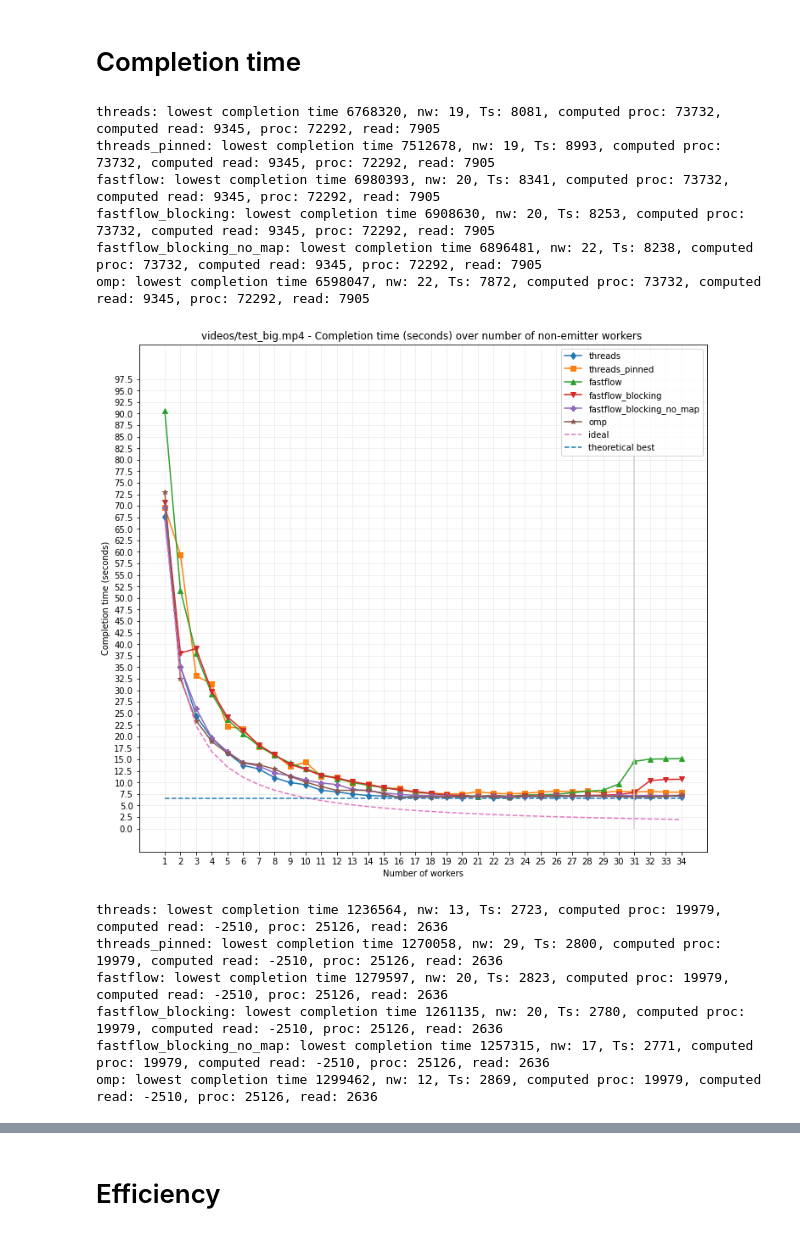
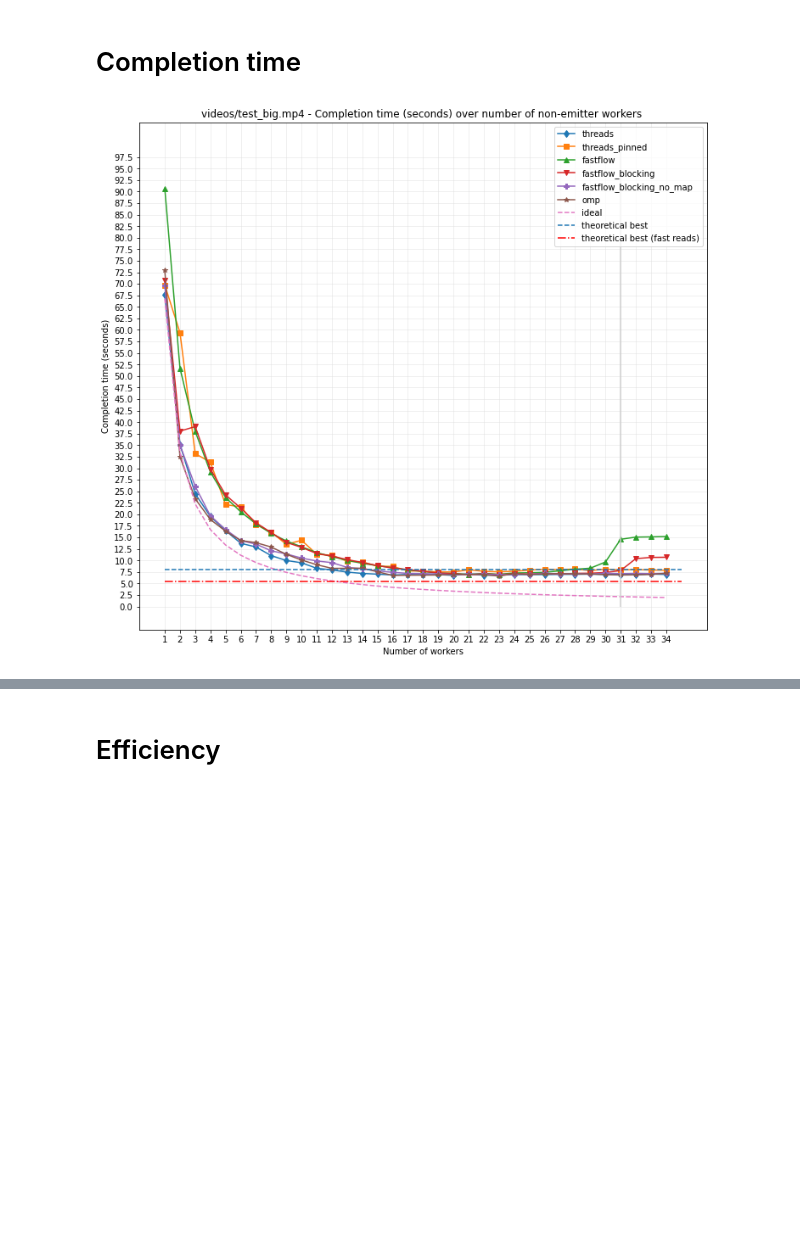
Before and after one commit to iwilare/video-motion-detection, a Jupyter notebook: plot/plot.ipynb, the cells around one changed output, grey strips where cells are left out. Drawn from its saved outputs; the diff is of its cells as text; code cells hidden in the pictures; blank space fills up the shorter version.

```diff
--- a/plot/plot.ipynb
+++ b/plot/plot.ipynb
@@ -9,14 +9,14 @@ csvs = ["threads","fastflow","fastflow_blocking","fastflow_blocking_no_map","thr
 #df = pd.concat([pd.read_csv(f"../data/{csv}A.csv") for csv in csvs]).reset_index()
 
 df = pd.concat([
-        pd.read_csv("../data/threads4.csv"),
-        pd.read_csv("../data/fastflow2.csv"),
-        pd.read_csv("../data/fastflow_blockingA.csv"),
-        pd.read_csv("../data/fastflow_blocking_no_map2.csv"),
-        pd.read_csv("../data/threads_pinnedA.csv"),
-        pd.read_csv("../data/ompA.csv")
+        pd.read_csv("../data/threads.csv"),
+        pd.read_csv("../data/fastflow.csv"),
+        pd.read_csv("../data/fastflow_blocking.csv"),
+        pd.read_csv("../data/fastflow_blocking_no_map.csv"),
+        pd.read_csv("../data/threads_pinned.csv"),
+        pd.read_csv("../data/omp.csv")
         ]).reset_index()
-sequentials = pd.read_csv("../data/sequentialA.csv").reset_index()
+sequentials = pd.read_csv("../data/sequential.csv").reset_index()
 # %%
 df = df[df['nworkers'] >= 2]
 df['nworkers'] -= 1
@@ -34,7 +34,7 @@ programs = [('threads',                  'd', '-'),
             ('fastflow_blocking_no_map', 'P', '-'),
             ('omp',                      '*', '-')]
 # %%
-sequentials['read_time'] = [6770,2636,1104]
+sequentials['read_time'] = [9326,2636,1104]
 sequentials['init_time'] = [173849,62852,35543]
 sequentials['total_time'] = [66790000,9810000,2080000]
 sequentials['processing_time'] = [72292,25126,9525]
@@ -45,6 +79,9 @@ sequentials['frames'] = [816,431,227]
 for f in filenames:
     plt.gcf().set_size_inches(12, 11)
     def seq(n): return sequentials[sequentials['filename'] == f][n].values[0]
+
+    max_speedup_fast = seq('total_time') / (seq('init_time') + seq('fast_read_time') * seq('frames'))
+    max_speedup_work = seq('total_time') / (seq('init_time') + seq('work_read_time') * seq('frames'))
 
     serial_time = seq('init_time') + seq('read_time') * seq('frames')
     serial_fraction = serial_time / seq('total_time')
@@ -59,8 +96,9 @@ for f in filenames:
     plt.gca().get_yaxis().set_major_formatter(mplt.ticker.ScalarFormatter())
     plt.gca().get_yaxis().get_major_formatter().labelOnlyBase = False
     plt.vlines(32, ymin=1, ymax=31, color='#d0d0d0', linestyle='-')
-    plt.hlines(max_speedup, xmin=1, xmax=35, linestyle='--',label='theoretical best')
-    #plt.hlines(seq('processing_time')/(seq('read_time')), xmin=1, xmax=35, linestyle='-',label='theoretical best')
+
+    plt.hlines(max_speedup_work, xmin=1, xmax=35, linestyle='--', label='theoretical best')
+    plt.hlines(max_speedup_fast, xmin=1, xmax=35, linestyle='-.', color='red', label='theoretical best (fast reads)')
 
     plt.plot(all_n_workers, all_n_workers, '--', label='ideal')
     plt.xticks(all_n_workers)
@@ -82,49 +120,36 @@ for f in filenames:
     plt.gcf().set_size_inches(12, 11)
     def seq(n): return sequentials[sequentials['filename'] == f][n].values[0]
 
+    min_completion_time_work = seq('init_time') + seq('work_read_time') * seq('frames')
+    min_completion_time_fast = seq('init_time') + seq('fast_read_time') * seq('frames')
+
     for p, m, d in programs:
         data = df[(df['name'] == 'bin/'+p) & (df['filename'] == f)]
-        avg_service_time = int( (data['avg'].min() - seq('init_time')) / seq('frames'))
-        comp_read        = int( (seq('total_time') - seq('init_time')) / seq('frames') - seq('processing_time'))
-        comp_seq         = int( (seq('total_time') - seq('init_time')) / seq('frames') - seq('read_time'))
-
-        print(f"{p}: lowest completion time {data['avg'].min()}, nw: {data['avg'].argmin()}, Ts: {avg_service_time}, computed proc: {comp_seq}, computed read: {comp_read}, proc: {seq('processing_time')}, read: {seq('read_time')}")
         y = data['avg']
         #e = df[(df['name'] == p) & (df['filename'] == f)]['std']
         plt.plot(all_n_workers, y/1e6, d, label=p, marker=m)
     plt.grid(color='#e0e0e0', linestyle='-', linewidth=0.5)
     plt.plot(all_n_workers, seq('total_time')/1e6/all_n_workers, '--', label='ideal')
     plt.xticks(all_n_workers)
 
-    plt.hlines((seq('init_time') + seq('read_time')*seq('frames'))/1e6, xmin=1, xmax=34, linestyle='--',label='theoretical best')
+    plt.hlines(min_completion_time_work/1e6, xmin=1, xmax=35, linestyle='--', label='theoretical best')
+    plt.hlines(min_completion_time_fast/1e6, xmin=1, xmax=35, linestyle='-.', color='red', label='theoretical best (fast reads)')
 
     if f == 'videos/test_big.mp4':
         plt.yticks([x*2.5 for x in range(0,40,1)])
         plt.vlines(31, ymin=0, ymax=40*2.5, color='#d0d0d0', linestyle='-')
     if f == 'videos/test_mid.mp4':
         plt.yticks([x*0.5 for x in range(0,30,1)])
         plt.vlines(31, ymin=0, ymax=30*0.5, color='#d0d0d0', linestyle='-')
     if f == 'videos/test_small.mp4':
         plt.yticks([x*0.1 for x in range(0,35,1)])
         plt.vlines(31, ymin=0, ymax=35*0.1, color='#d0d0d0', linestyle='-')
 
     plt.legend()
     plt.ylabel("Completion time (seconds)")
     plt.xlabel("Number of workers")
     plt.title(f"{f} - Completion time (seconds) over number of non-emitter workers ")
     plt.savefig(f'completion_time_{crop_slash(f)}.svg')
     plt.show()
 # %% [output]
-threads: lowest completion time 6768320, nw: 19, Ts: 8081, computed proc: 73732, computed read: 9345, proc: 72292, read: 7905
-threads_pinned: lowest completion time 7512678, nw: 19, Ts: 8993, computed proc: 73732, computed read: 9345, proc: 72292, read: 7905
-fastflow: lowest completion time 6980393, nw: 20, Ts: 8341, computed proc: 73732, computed read: 9345, proc: 72292, read: 7905
-fastflow_blocking: lowest completion time 6908630, nw: 20, Ts: 8253, computed proc: 73732, computed read: 9345, proc: 72292, read: 7905
-fastflow_blocking_no_map: lowest completion time 6896481, nw: 22, Ts: 8238, computed proc: 73732, computed read: 9345, proc: 72292, read: 7905
-omp: lowest completion time 6598047, nw: 22, Ts: 7872, computed proc: 73732, computed read: 9345, proc: 72292, read: 7905
-[figure, old version]
+[figure, new version]
-threads: lowest completion time 1236564, nw: 13, Ts: 2723, computed proc: 19979, computed read: -2510, proc: 25126, read: 2636
-threads_pinned: lowest completion time 1270058, nw: 29, Ts: 2800, computed proc: 19979, computed read: -2510, proc: 25126, read: 2636
-fastflow: lowest completion time 1279597, nw: 20, Ts: 2823, computed proc: 19979, computed read: -2510, proc: 25126, read: 2636
-fastflow_blocking: lowest completion time 1261135, nw: 20, Ts: 2780, computed proc: 19979, computed read: -2510, proc: 25126, read: 2636
-fastflow_blocking_no_map: lowest completion time 1257315, nw: 17, Ts: 2771, computed proc: 19979, computed read: -2510, proc: 25126, read: 2636
-omp: lowest completion time 1299462, nw: 12, Ts: 2869, computed proc: 19979, computed read: -2510, proc: 25126, read: 2636
```
Also changed, not shown: parts of 4 cells of this notebook, 3 other files.
